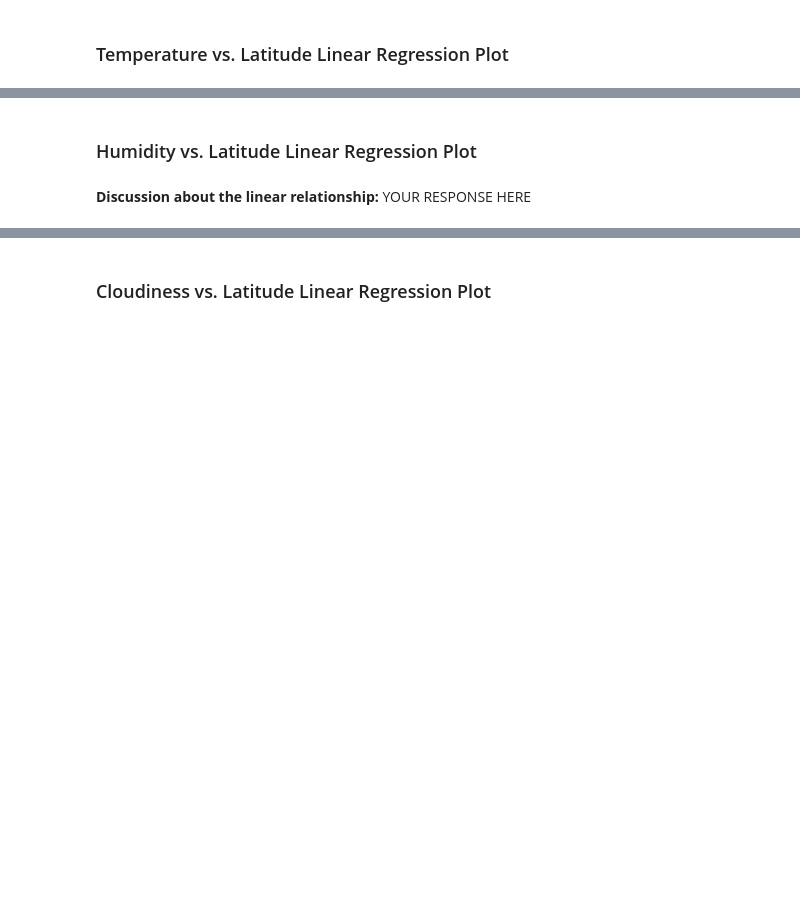
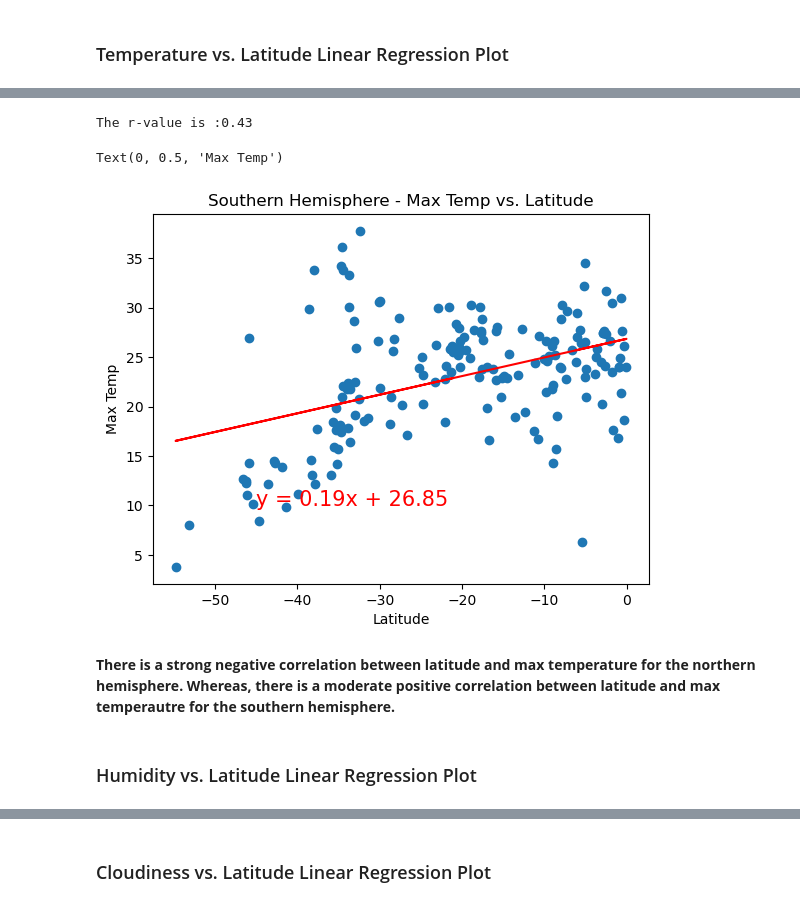
Before and after one commit to sameenshahzad/Python_API_Challenge, a Jupyter notebook: WeatherPy.ipynb, the cells around one changed output, grey strips where cells are left out. Drawn from its saved outputs; the diff is of its cells as text; code cells hidden in the pictures; blank space fills up the shorter version.

```diff
--- a/WeatherPy.ipynb
+++ b/WeatherPy.ipynb
@@ -347,6 +366,6 @@ northern_hemi_df.head()
 # %%
 # Create a DataFrame with the Southern Hemisphere data (Latitude < 0)
-# YOUR CODE HERE
+southern_hemi_df = city_data_df.loc[city_data_df["Lat"] < 0]
 
 # Display sample data
 southern_hemi_df.head()
@@ -363,2 +395,17 @@ southern_hemi_df.head()
+# %%
+# Linear regression on Southern Hemisphere
+equation = linear_agression(southern_hemi_df["Lat"], southern_hemi_df["Max Temp"])
+annotate(equation, -45, 10)
+
+# Incorporate graph properties
+plt.title("Southern Hemisphere - Max Temp vs. Latitude")
+plt.xlabel("Latitude")
+plt.ylabel("Max Temp")
+# %% [output]
+The r-value is :0.43
+Text(0, 0.5, 'Max Temp')
+[figure, added]
+# %% [markdown]
+**There is a strong negative correlation between latitude and max temperature for the northern hemisphere. Whereas, there is a moderate positive correlation between latitude and max temperautre for the southern hemisphere.**
 # %% [markdown]
 ### Humidity vs. Latitude Linear Regression Plot
@@ -371,2 +411,0 @@ southern_hemi_df.head()
-# %% [markdown]
-**Discussion about the linear relationship:** YOUR RESPONSE HERE
```
Also changed, not shown: parts of 36 cells of this notebook, 7 other files.
